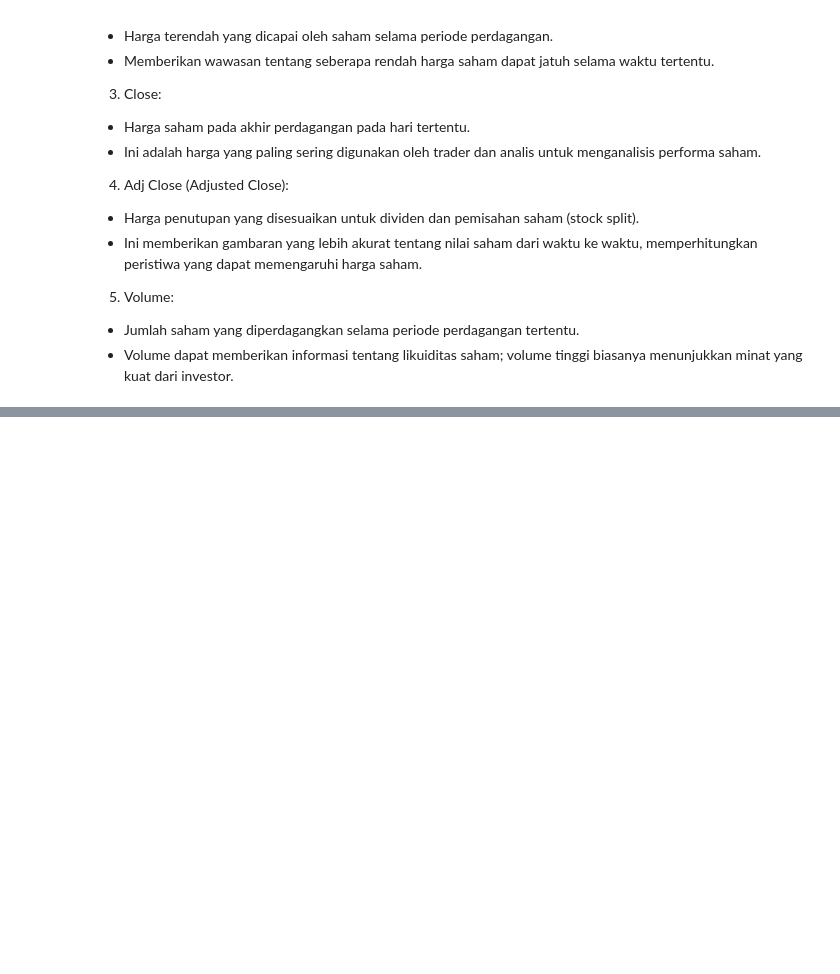
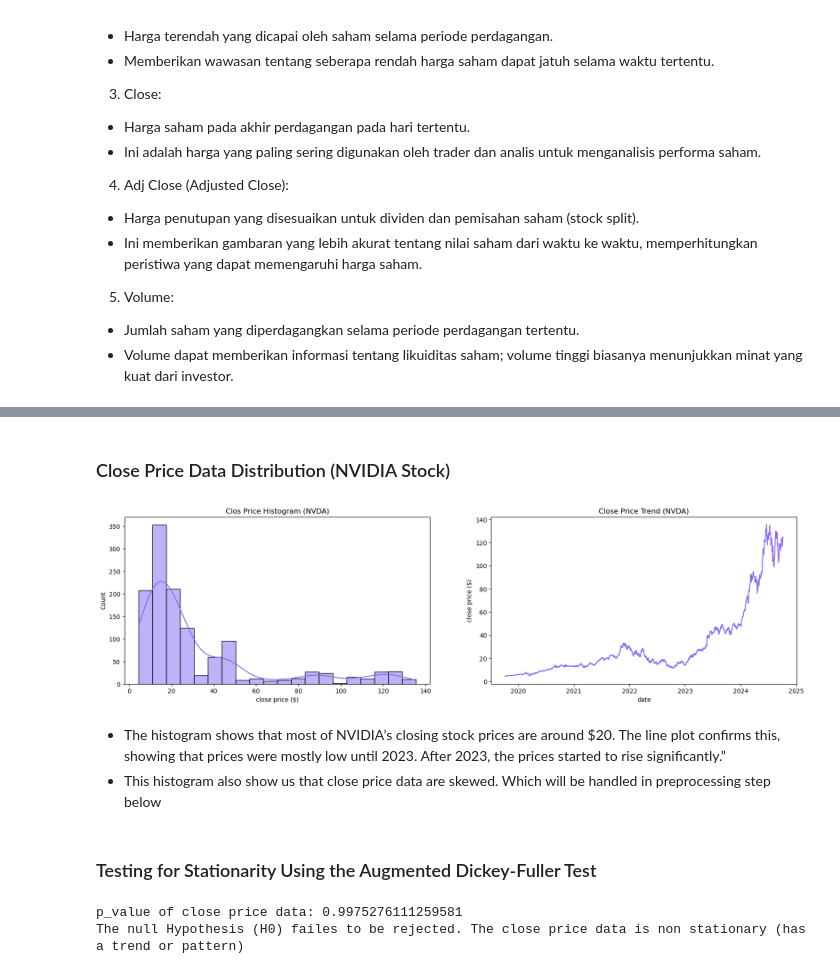
Before and after one commit to fadhilrezam/Time_Series_Forecasting_Stock_Market, a Jupyter notebook: notebooks/main.ipynb, the cells around one changed output, grey strips where cells are left out. Cells and saved outputs as stored; diff of their text form; code cells hidden in the pictures; blank space fills up the shorter version.

```diff
--- a/notebooks/main.ipynb
+++ b/notebooks/main.ipynb
@@ -410,0 +148,40 @@ RMSE Score (Opt with Regressor and Hyperparameter Tuning): 0.44
+# %%
+df.drop(columns = ['open', 'high', 'low', 'adj_close', 'volume'], axis = 1, inplace = True)
+# %% [markdown]
+### Close Price Data Distribution (NVIDIA Stock)
+# %%
+plt.figure(figsize=(20,5))
+plt.subplot(1,2,1)
+sns.histplot(df, x = 'close', kde = True, color = '#8366f4', bins = 20)
+plt.title('Clos Price Histogram (NVDA)')
+plt.xlabel('close price ($)')
+plt.subplot(1,2,2)
+sns.lineplot(df, x = 'date', y = 'close', color = '#8366f4')
+plt.title('Close Price Trend (NVDA)')
+plt.ylabel('close price ($)')
+plt.show()
+# %% [output]
+[figure, added]
+# %% [markdown]
+* The histogram shows that most of NVIDIA’s closing stock prices are around $20. The line plot confirms this, showing that prices were mostly low until 2023. After 2023, the prices started to rise significantly.”
+* This histogram also show us that close price data are skewed. Which will be handled in preprocessing step below
+# %% [markdown]
+### Testing for Stationarity Using the Augmented Dickey-Fuller Test
+# %%
+# Generate the ADF test and get p-value
+
+# features = ['close']
+def adf_test(df):
+    features = df.select_dtypes(include = 'float').columns.tolist()
+    for i in features:
+        p_value = adfuller(df[i])[1]
+        if p_value > 0.05:
+            print(f'p_value of {i} price data: {p_value}')
+            print(f'The null Hypothesis (H0) failes to be rejected. The {i} price data is non stationary (has a trend or pattern)\n')
+        else:
+            print(f'p_value: {p_value}')
+            print(f'The null Hypothesis (H0) rejected. The {i} price data is stationary (has no pattern)\n')
+p_value = adf_test(df)
+# %% [output]
+p_value of close price data: 0.9975276111259581
+The null Hypothesis (H0) failes to be rejected. The close price data is non stationary (has a trend or pattern)
```
Also changed, not shown: parts of 98 cells of this notebook, 3 other files.
